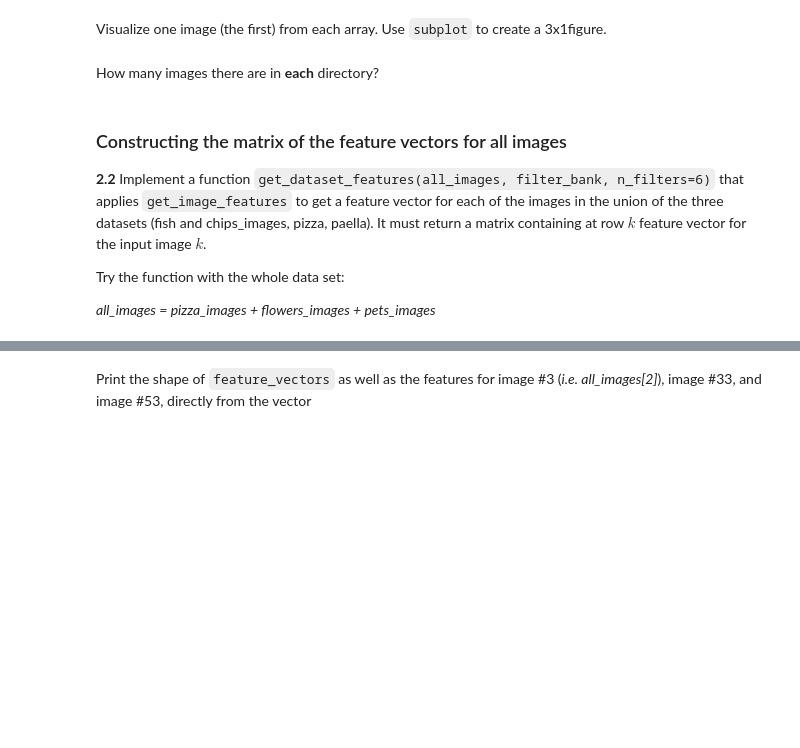
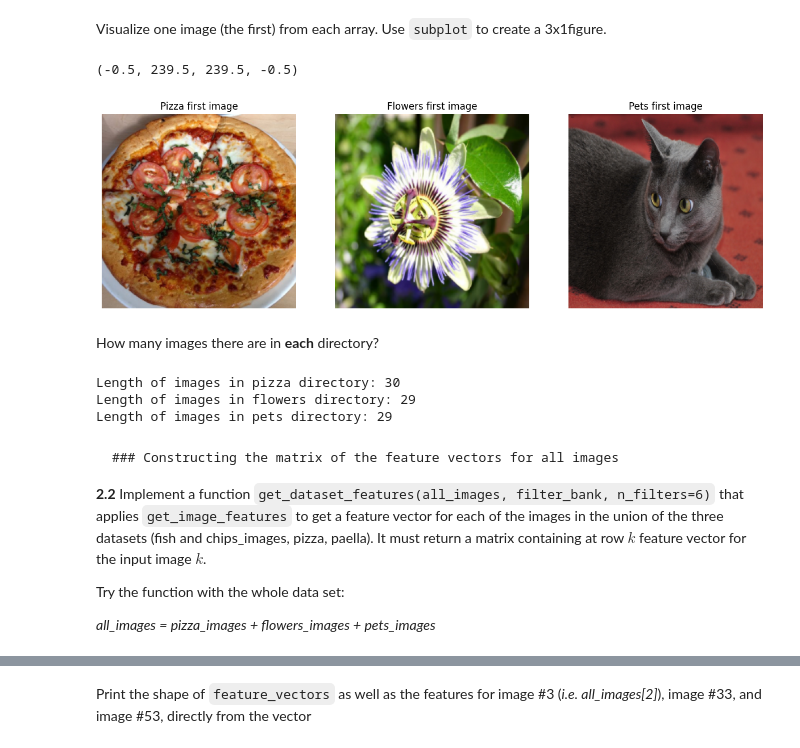
Before and after one commit to MohsinZamanShaheen/Artificial-Vision, a Jupyter notebook: P5-20231225/P5_2023_students/P5_2023_students.ipynb, the cells around one changed output, grey strips where cells are left out. Drawn from its saved outputs; the diff is of its cells as text; code cells hidden in the pictures; blank space fills up the shorter version.

```diff
--- a/P5-20231225/P5_2023_students/P5_2023_students.ipynb
+++ b/P5-20231225/P5_2023_students/P5_2023_students.ipynb
@@ -245,2 +244,23 @@ visualize_features(flower_gray, filter_bank, 10)
+# %%
+# Your solution here
+pizza_collection = io.ImageCollection('./images/pizza/*.jpg')
+flowers_collection = io.ImageCollection('./images/flowers/*.jpg')
+pets_collection = io.ImageCollection('./images/pets/*.jpg')
+# %%
+#function to resize the list of images passed through parameter
+def resize_images(images, size):
+    resized_list = []
+    for image in images:
+        resized_list.append(resize(image, (size, size)))
+    return resized_list
+
+pizza_images_resized = resize_images(pizza_collection, 240)
+flowers_images_resized = resize_images(flowers_collection, 240)
+pets_images_resized = resize_images(pets_collection, 240)
+
+# ImageCollection to Numpy array
+pizza_images = np.array(pizza_images_resized)
+flowers_images = np.array(flowers_images_resized)
+pets_images = np.array(pets_images_resized)
 # %% [markdown]
 Visualize one image (the first) from each array. Use ``subplot`` to create a 3x1figure.
@@ -249,2 +267,18 @@ Visualize one image (the first) from each array. Use ``subplot`` to create a 3x1
+# %%
+# Your solution here
+fig, ax= plt.subplots(ncols=3, nrows=1, figsize=(15,15))
+
+ax[0].imshow(pizza_images[0])
+ax[0].set_title('Pizza first image')
+ax[0].axis("off")
+ax[1].imshow(flowers_images[0])
+ax[1].set_title('Flowers first image')
+ax[1].axis("off")
+ax[2].imshow(pets_images[0])
+ax[2].set_title('Pets first image')
+ax[2].axis("off")
+# %% [output]
+(-0.5, 239.5, 239.5, -0.5)
+[figure, added]
 # %% [markdown]
 How many images there are in **each** directory?
@@ -253,5 +285,15 @@ How many images there are in **each** directory?
+# %%
+# Your solution here
+
+print('Length of images in pizza directory: ' + str(len(pizza_images)))
+print('Length of images in flowers directory: ' + str(len(flowers_images)))
+print('Length of images in pets directory: ' + str(len(pets_images)))
+# %% [output]
+Length of images in pizza directory: 30
+Length of images in flowers directory: 29
+Length of images in pets directory: 29
 # %% [markdown]
-### Constructing the matrix of the feature vectors for all images
+    ### Constructing the matrix of the feature vectors for all images
 
 **2.2** Implement a function `get_dataset_features(all_images, filter_bank, n_filters=6)` that applies `get_image_features` to get a feature vector for each of the images in the union of the three datasets (fish and chips_images, pizza, paella). It must return a matrix containing at row $k$ feature vector for the input image $k$.
 
```
Also changed, not shown: parts of 6 cells of this notebook.
